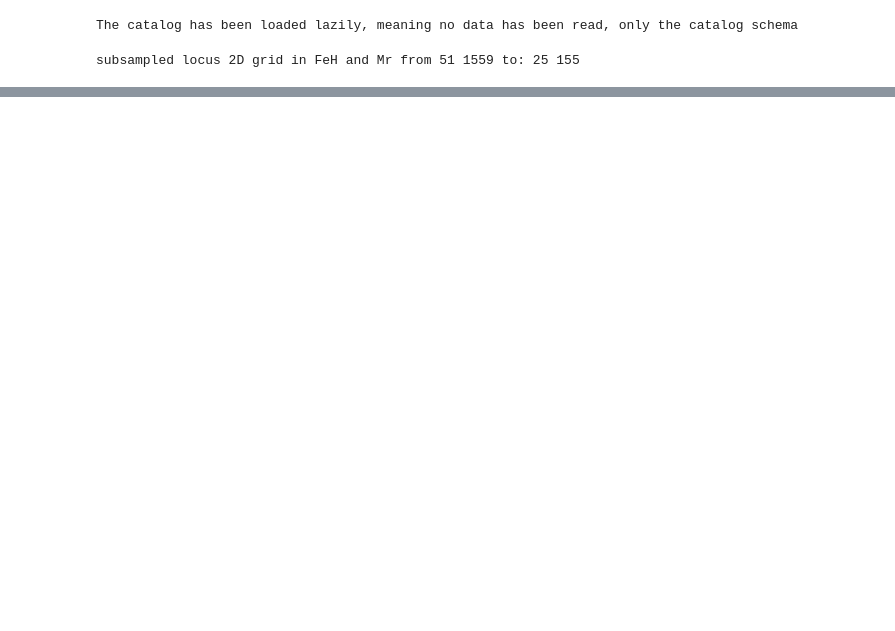
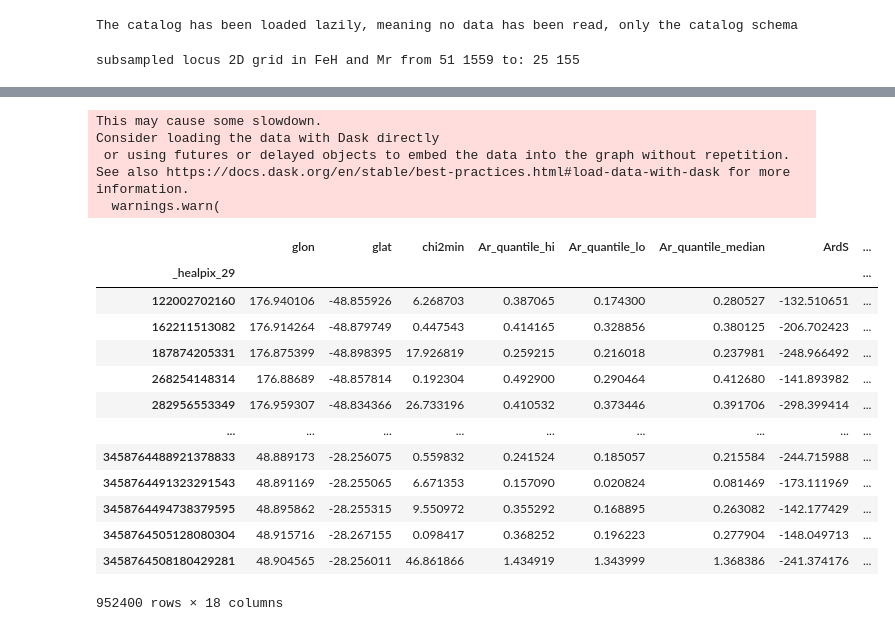
Before and after one commit to labastro-rbi/photoD, a Jupyter notebook: docs/pre_executed/run_with_lsdb.ipynb, the cells around one changed output, grey strips where cells are left out. Saved outputs shown, nothing was run; the diff lists cells and outputs as text; code cells hidden in the pictures; blank space fills up the shorter version.

```diff
--- a/docs/pre_executed/run_with_lsdb.ipynb
+++ b/docs/pre_executed/run_with_lsdb.ipynb
@@ -34,9 +35,9 @@ lsdb Catalog S82_fixed:
 | Order: 4, Pixel: 3071 | ... | ... | ... | ... | ... | ... | ... | ... | ... | ... | ... |
 The catalog has been loaded lazily, meaning no data has been read, only the catalog schema
 # %%
-prior_map_url = "/mnt/beegfs/scratch/data/priors/hats/s82_priors"
-prior_map_catalog = lsdb.read_hats(prior_map_url)
-prior_map_catalog
+priorMapUrl = "/mnt/beegfs/scratch/data/priors/hats/s82_priors"
+priorMapCatalog = lsdb.read_hats(priorMapUrl)
+priorMapCatalog
 # %% [output]
 lsdb Catalog s82_priors:
 |  | rmag | kde | xGrid | yGrid | Norder | Dir | Npix |
@@ -71,7 +51,7 @@ def merging_function(partition, map_partition, partition_pixel, map_pixel, globa
 # %%
-locus_path = "/home/scampos/photoD/data/MSandRGBcolors_v1.3.txt"
+locusPath = "../../data/MSandRGBcolors_v1.3.txt"
 fitColors = ("ug", "gr", "ri", "iz")
-LSSTlocus = LSSTsimsLocus(fixForStripe82=False, datafile=locus_path)
+LSSTlocus = LSSTsimsLocus(fixForStripe82=False, datafile=locusPath)
 OKlocus = LSSTlocus[(LSSTlocus["gi"] > 0.2) & (LSSTlocus["gi"] < 3.55)]
 locusData = subsampleLocusData(OKlocus, kMr=10, kFeH=2)
 ArGridList, locus3DList = get3DmodelList(locusData, fitColors)
@@ -91,15 +79,7 @@ meta
 # %%
-def get_worker_dict():
-    res = s82_stripe_catalog._ddf.partitions[0:5].map_partitions(lambda df: pd.DataFrame.from_dict({"workers":[get_worker().id]}), meta={"workers": object}).compute()
-    worker_ids = np.unique(res["workers"].to_numpy())
-    worker_dict = {id: i for i, id in enumerate(worker_ids)}
-    print(worker_dict)
-    return worker_dict
+def getWorkerToGpuMapping(nWorkers):
+    """Create a mapping between each worker and a GPU"""
+    result = s82StripeCatalog._ddf.partitions[:nWorkers].map_partitions(
+        lambda _: pd.DataFrame.from_dict({"workers":[get_worker().id]}), meta={"workers": object}).compute()
+    workerIds = np.unique(result["workers"].to_numpy())
+    return {id: i for i, id in enumerate(workerIds)}
-# %%
-with Client(n_workers=4) as client:
-    worker_dict = get_worker_dict()
-    print(worker_dict)
-    delayed_global_params = delayed(globalParams)
-    merge_lazy = s82_stripe_catalog.merge_map(prior_map_catalog, merging_function, globalParams=delayed_global_params, worker_dict=worker_dict, meta=meta)
-    xmatch_result = merge_lazy.compute()
-xmatch_result
@@ -142,0 +86,35 @@ distributed.comm.core.CommClosedError: in <TCP (closed) ConnectionPool.heartbeat
+# %%
+nWorkers = 4
+
+with Client(n_workers=nWorkers) as client:
+    workerToGpuMapping = getWorkerToGpuMapping(nWorkers)
+    mergeLazy = s82StripeCatalog.merge_map(
+        priorMapCatalog,
+        mergingFunction,
+        globalParams=delayed(globalParams),
+        workerDict=workerToGpuMapping,
+        meta=getEstimatesMeta(),
+    )
+    mergeResult = mergeLazy.compute()
+
+mergeResult
+# %% [output]
+This may cause some slowdown.
+Consider loading the data with Dask directly
+ or using futures or delayed objects to embed the data into the graph without repetition.
+See also https://docs.dask.org/en/stable/best-practices.html#load-data-with-dask for more information.
+  warnings.warn(
+|  | glon | glat | chi2min | Ar_quantile_hi | Ar_quantile_lo | Ar_quantile_median | ArdS | ... |
+| _healpix_29 |  |  |  |  |  |  |  | ... |
+| 122002702160 | 176.940106 | -48.855926 | 6.268703 | 0.387065 | 0.174300 | 0.280527 | -132.510651 | ... |
+| 162211513082 | 176.914264 | -48.879749 | 0.447543 | 0.414165 | 0.328856 | 0.380125 | -206.702423 | ... |
+| 187874205331 | 176.875399 | -48.898395 | 17.926819 | 0.259215 | 0.216018 | 0.237981 | -248.966492 | ... |
+| 268254148314 | 176.88689 | -48.857814 | 0.192304 | 0.492900 | 0.290464 | 0.412680 | -141.893982 | ... |
+| 282956553349 | 176.959307 | -48.834366 | 26.733196 | 0.410532 | 0.373446 | 0.391706 | -298.399414 | ... |
+| ... | ... | ... | ... | ... | ... | ... | ... | ... |
+| 3458764488921378833 | 48.889173 | -28.256075 | 0.559832 | 0.241524 | 0.185057 | 0.215584 | -244.715988 | ... |
+| 3458764491323291543 | 48.891169 | -28.255065 | 6.671353 | 0.157090 | 0.020824 | 0.081469 | -173.111969 | ... |
+| 3458764494738379595 | 48.895862 | -28.255315 | 9.550972 | 0.355292 | 0.168895 | 0.263082 | -142.177429 | ... |
+| 3458764505128080304 | 48.915716 | -28.267155 | 0.098417 | 0.368252 | 0.196223 | 0.277904 | -148.049713 | ... |
+| 3458764508180429281 | 48.904565 | -28.256011 | 46.861866 | 1.434919 | 1.343999 | 1.368386 | -241.374176 | ... |
+952400 rows × 18 columns
```
Also changed, not shown: parts of 6 cells of this notebook, 7 other files.
